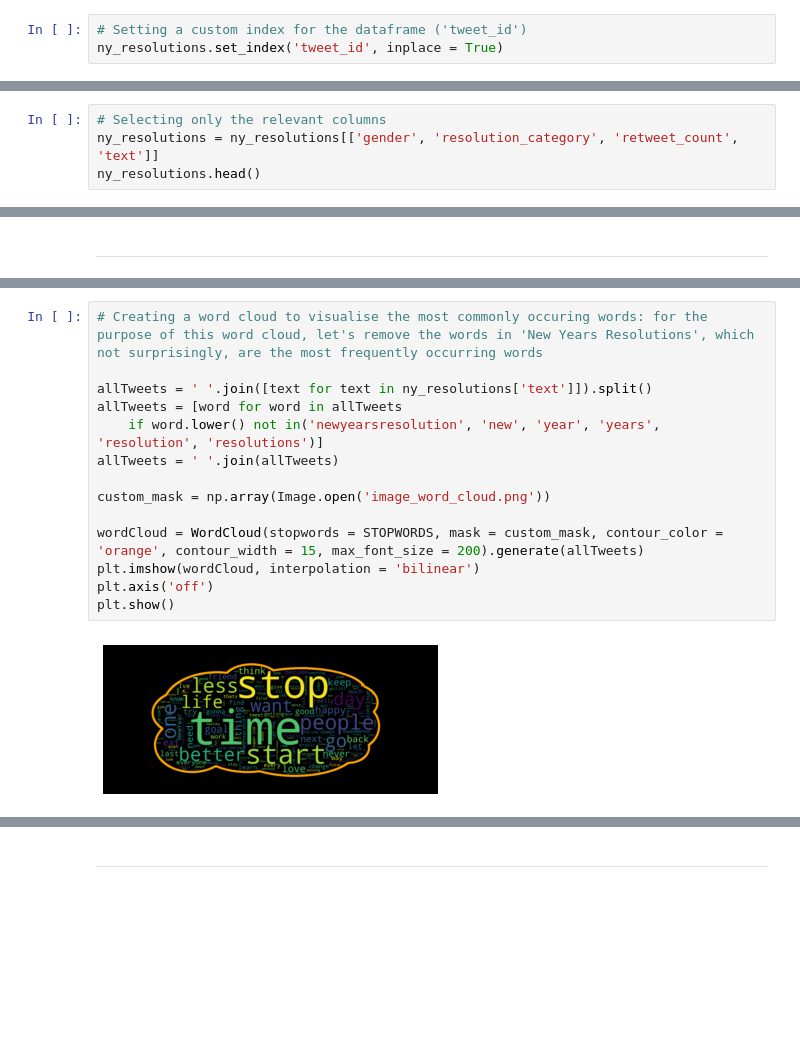
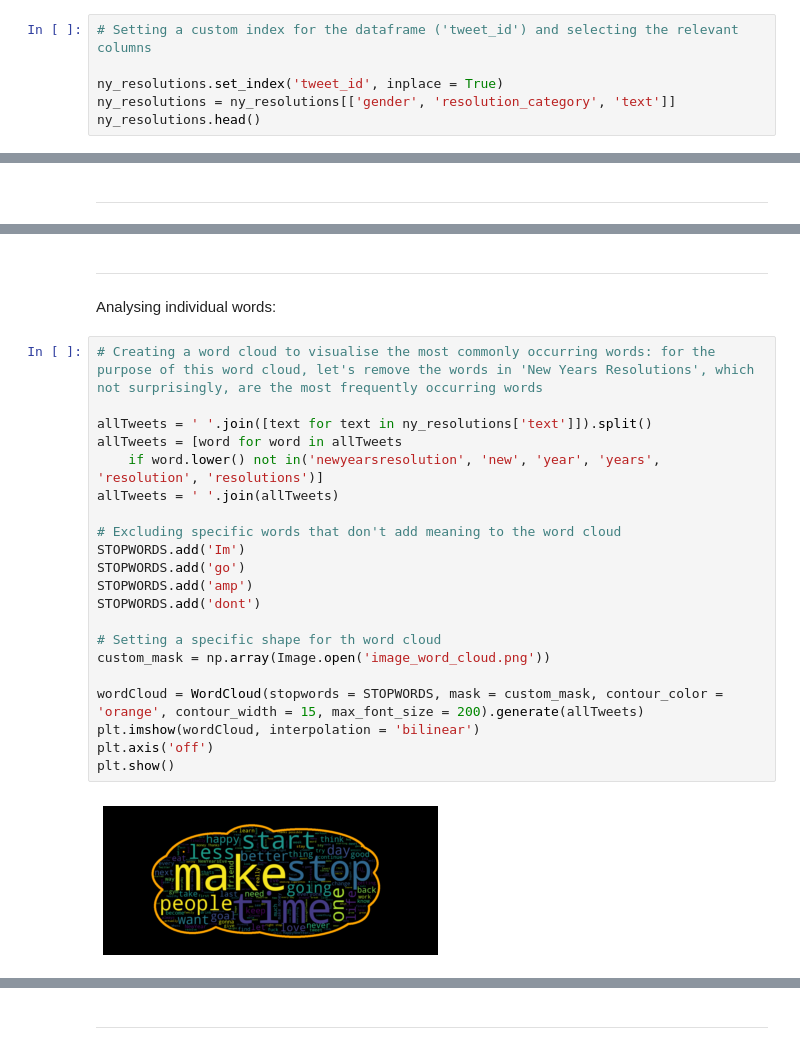
Before and after one commit to RobertaBRC/portfolio_projects, a Jupyter notebook: NewYearsResolutions.ipynb, the cells around one changed output, grey strips where cells are left out. Cells and saved outputs as stored; diff of their text form; blank space fills up the shorter version.

```diff
--- a/NewYearsResolutions.ipynb
+++ b/NewYearsResolutions.ipynb
@@ -21,5 +39,8 @@ ny_resolutions.shape
 # %% [output]
 (5002, 14)
 # %%
-# Setting a custom index for the dataframe ('tweet_id')
+# Setting a custom index for the dataframe ('tweet_id') and selecting the relevant columns
+
 ny_resolutions.set_index('tweet_id', inplace = True)
+ny_resolutions = ny_resolutions[['gender', 'resolution_category', 'text']]
+ny_resolutions.head()
@@ -26,4 +54,0 @@ ny_resolutions.set_index('tweet_id', inplace = True)
-# %%
-# Selecting only the relevant columns
-ny_resolutions = ny_resolutions[['gender', 'resolution_category', 'retweet_count', 'text']]
-ny_resolutions.head()
@@ -154,16 +214,27 @@ plt.show()
+# %% [markdown]
+---
+# %% [markdown]
+Analysing individual words:
 # %%
-# Creating a word cloud to visualise the most commonly occuring words: for the purpose of this word cloud, let's remove the words in 'New Years Resolutions', which not surprisingly, are the most frequently occurring words
+# Creating a word cloud to visualise the most commonly occurring words: for the purpose of this word cloud, let's remove the words in 'New Years Resolutions', which not surprisingly, are the most frequently occurring words
 
 allTweets = ' '.join([text for text in ny_resolutions['text']]).split()
 allTweets = [word for word in allTweets
     if word.lower() not in('newyearsresolution', 'new', 'year', 'years', 'resolution', 'resolutions')]
 allTweets = ' '.join(allTweets)
 
+# Excluding specific words that don't add meaning to the word cloud
+STOPWORDS.add('Im')
+STOPWORDS.add('go')
+STOPWORDS.add('amp')
+STOPWORDS.add('dont')
+
+# Setting a specific shape for th word cloud
 custom_mask = np.array(Image.open('image_word_cloud.png'))
 
 wordCloud = WordCloud(stopwords = STOPWORDS, mask = custom_mask, contour_color = 'orange', contour_width = 15, max_font_size = 200).generate(allTweets)
 plt.imshow(wordCloud, interpolation = 'bilinear')
 plt.axis('off')
 plt.show()
 # %% [output]
-[figure, old version]
+[figure, new version]
```
Also changed, not shown: parts of 25 cells of this notebook.
